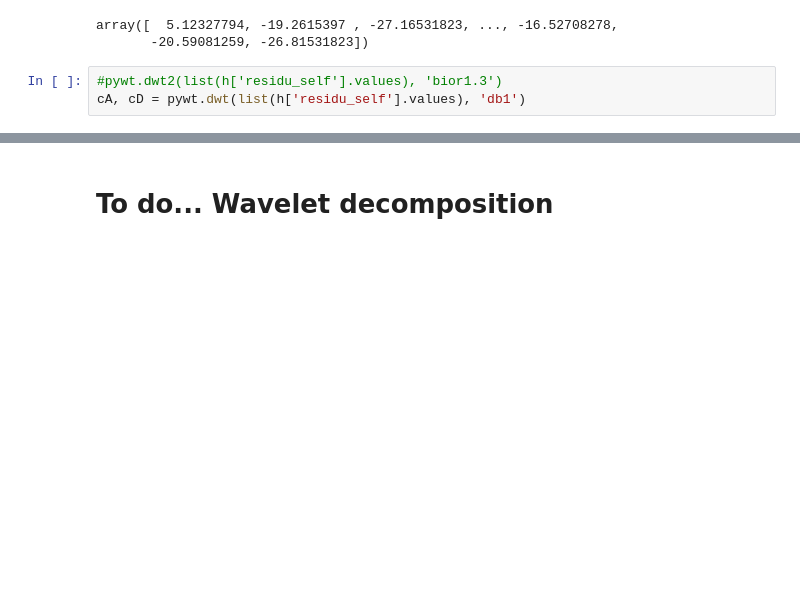
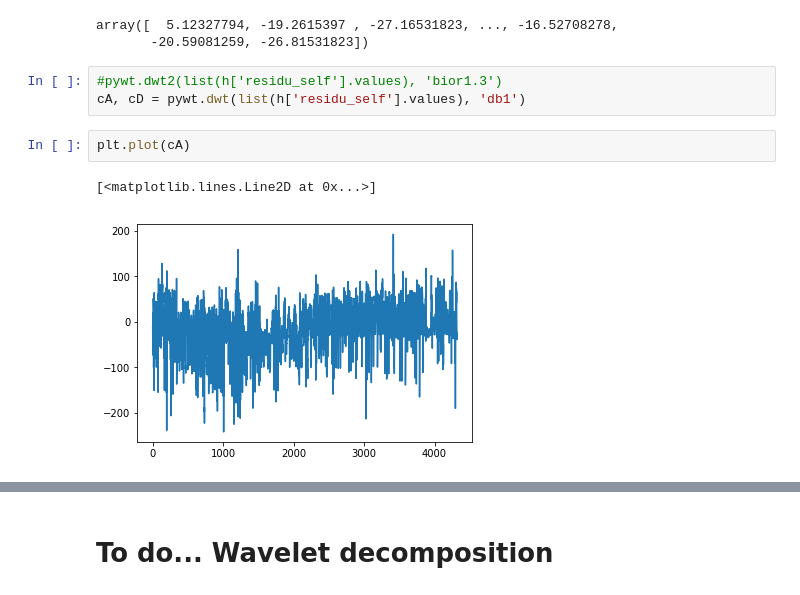
Before and after one commit to therondcharles/RAPPORTFILROUGE, a Jupyter notebook: Exploration/Filrouge1.ipynb, the cells around one changed output, grey strips where cells are left out. Cells and saved outputs as stored; diff of their text form; blank space fills up the shorter version.

```diff
--- a/Exploration/Filrouge1.ipynb
+++ b/Exploration/Filrouge1.ipynb
@@ -87,3 +87,8 @@ array([  5.12327794, -19.2615397 , -27.16531823, ..., -16.52708278,
 # %%
 #pywt.dwt2(list(h['residu_self'].values), 'bior1.3')
 cA, cD = pywt.dwt(list(h['residu_self'].values), 'db1')
+# %%
+plt.plot(cA)
+# %% [output]
+[<matplotlib.lines.Line2D at 0x...>]
+[figure, added]
```
Also changed, not shown: parts of 1 cell of this notebook.
